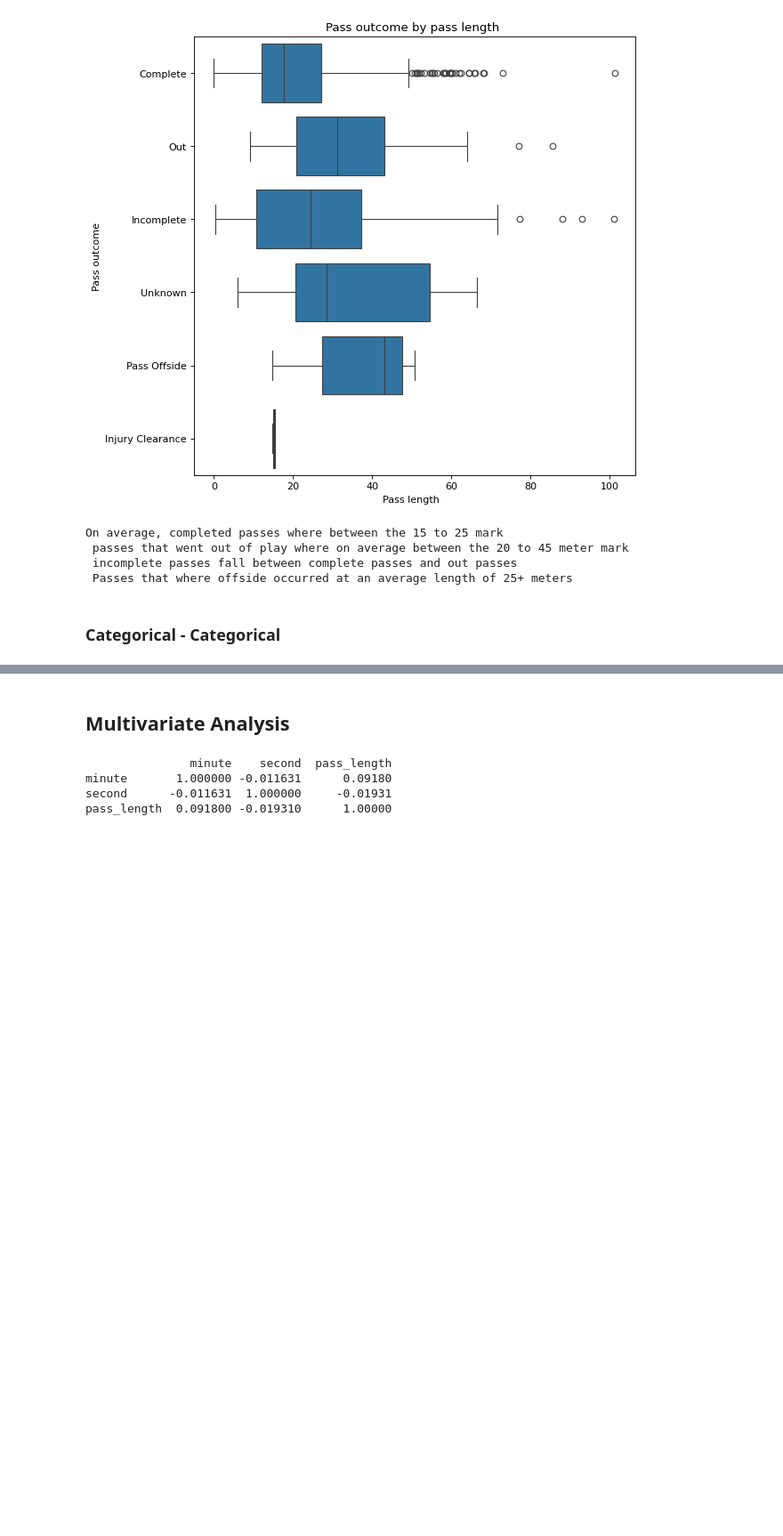
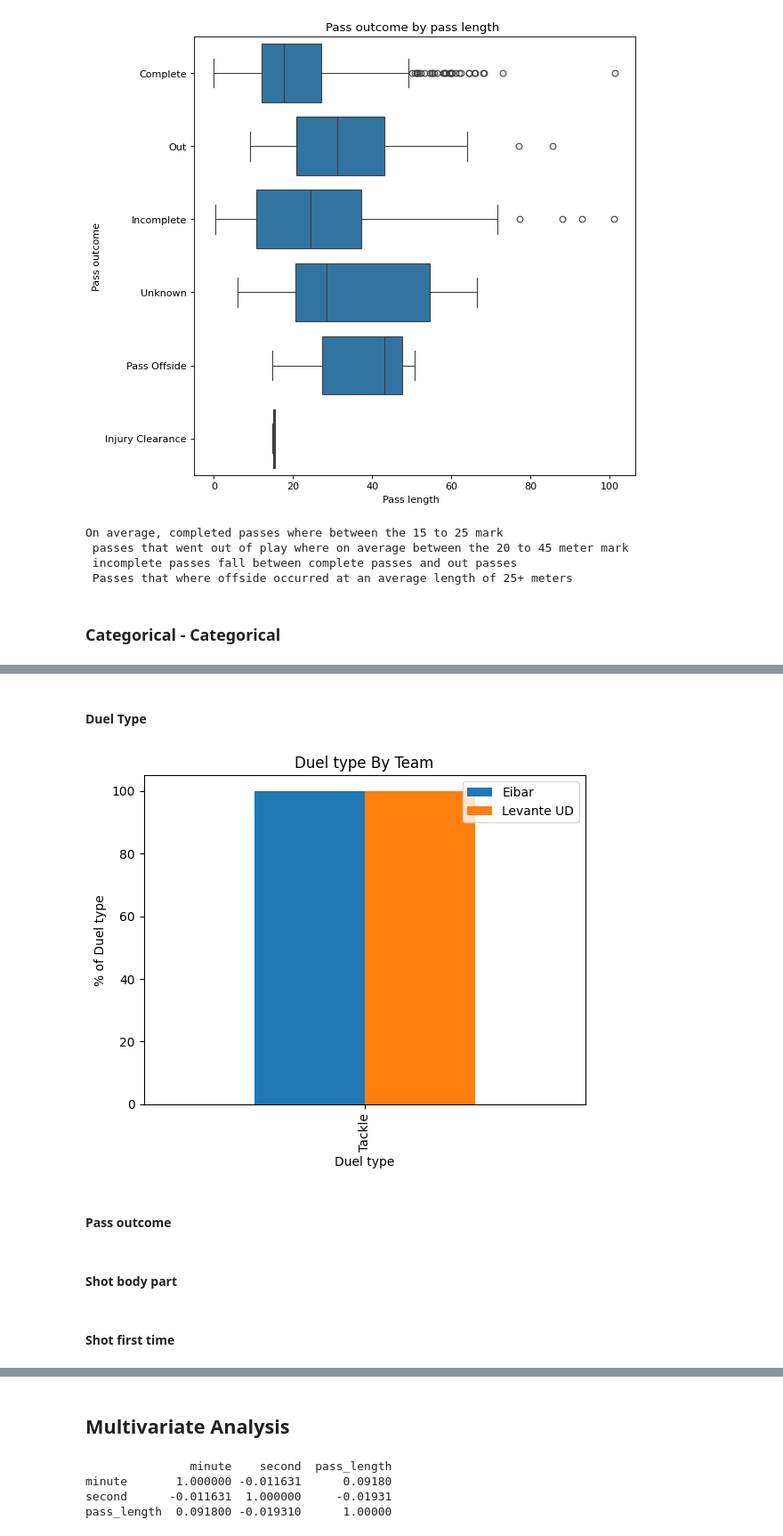
Before and after one commit to NojusMat/DataScience_CA2, a Jupyter notebook: NojusMatuseviciusDAProject.ipynb, the cells around one changed output, grey strips where cells are left out. Shown at 89% size. Cells and saved outputs as stored; diff of their text form; code cells hidden in the pictures; blank space fills up the shorter version.

```diff
--- a/NojusMatuseviciusDAProject.ipynb
+++ b/NojusMatuseviciusDAProject.ipynb
@@ -2579,0 +2565,32 @@ First touch goals make up 25% of all goals scored in the game
+# %% [markdown]
+#### Duel Type
+# %%
+#________________________________________Duel type/ Pass outcome _______________________________________________________
+
+#________________________________________Duel type/ shot body part _______________________________________________________
+
+#________________________________________Duel type/ shot first time _______________________________________________________
+
+#________________________________________Duel type/ shot outcome _______________________________________________________
+
+#________________________________________Duel type/ shot technique _______________________________________________________
+
+#________________________________________Duel type/ team _______________________________________________________
+
+# Calculate the percentage of each tackle outcome probability by team.
+eibar_data_percentages = eibar_data['duel_type'].value_counts(normalize=True)*100
+levante_data_percentages = levante_data['duel_type'].value_counts(normalize=True)*100
+
+# Plot the bar chart for the duel type by team .
+# It was a challenge to be able to joint the two teams together and compare them tried with hue at first. settled with using concat
+team_dueling = pd.concat([eibar_data_percentages, levante_data_percentages], axis=1, keys=['Eibar', 'Levante UD'])
+team_dueling.plot.bar()
+plt.title("Duel type By Team")
+plt.xlabel("Duel type")
+plt.ylabel("% of Duel type")
+plt.show() #Show the plot
+print("Both teams had the same information")
+# %% [output]
+[figure, added]
+# %% [markdown]
+#### Pass outcome
@@ -2579,0 +2607,2 @@ First touch goals make up 25% of all goals scored in the game
+# %% [markdown]
+#### Shot body part
@@ -2579,0 +2617,2 @@ First touch goals make up 25% of all goals scored in the game
+# %% [markdown]
+#### Shot first time
```
Also changed, not shown: parts of 12 cells of this notebook.
